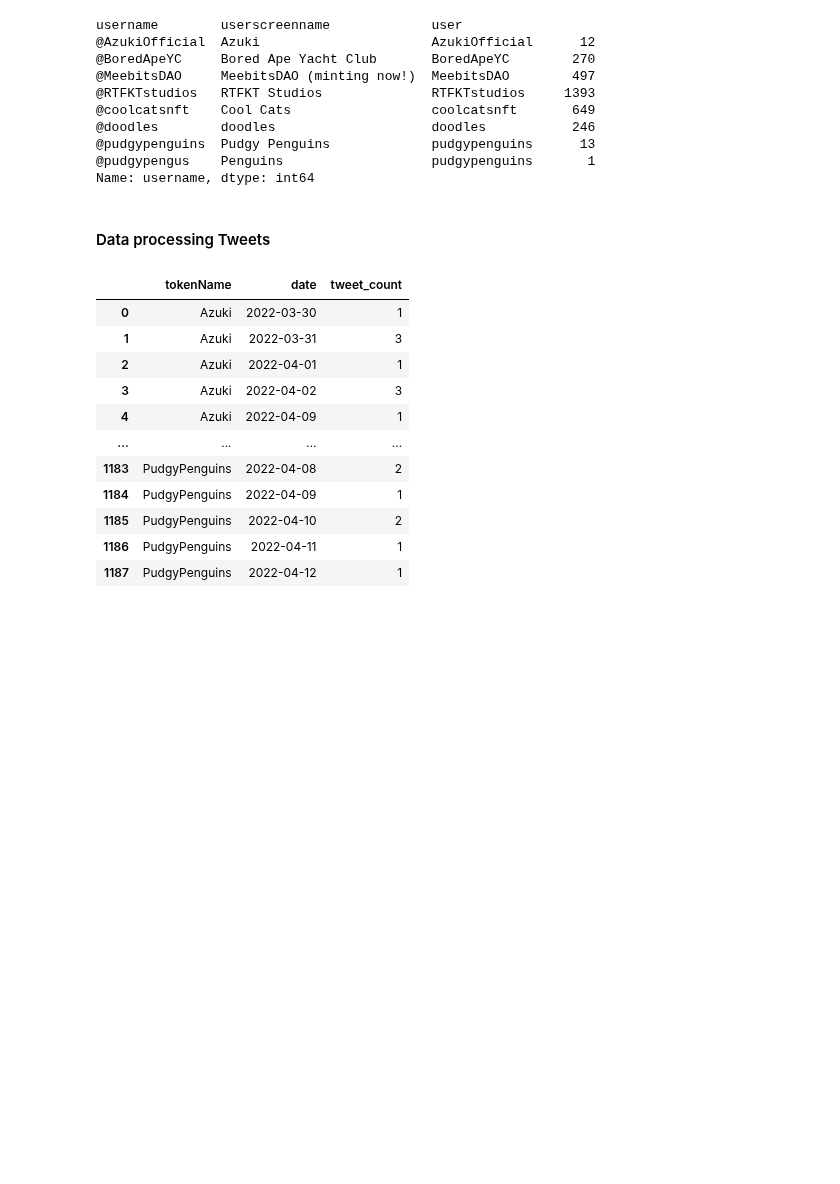
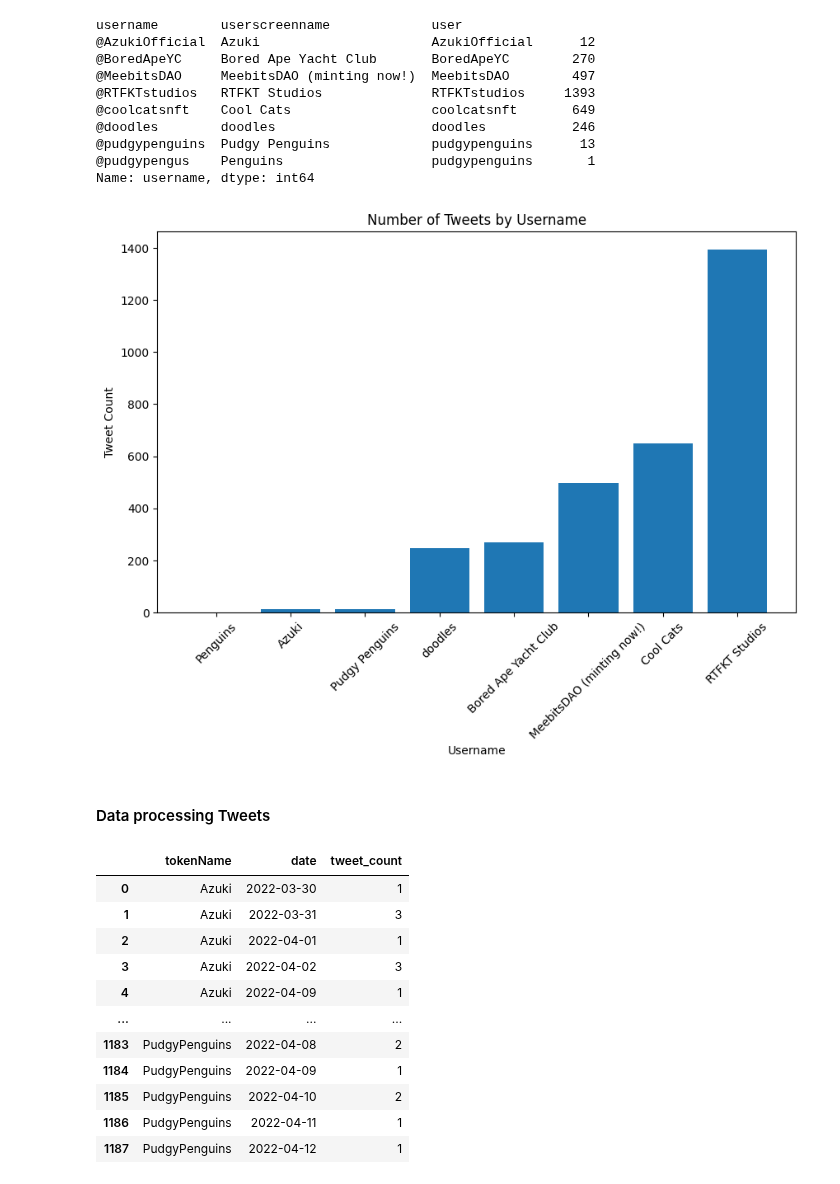
Before and after one commit to slavyolov/Algorithms, a Jupyter notebook: NFT_SU.ipynb, the cells around one changed output. Saved outputs shown, nothing was run; the diff lists cells and outputs as text; code cells hidden in the pictures; blank space fills up the shorter version.

```diff
--- a/NFT_SU.ipynb
+++ b/NFT_SU.ipynb
@@ -75,6 +75,35 @@ username        userscreenname             user
 @pudgypenguins  Pudgy Penguins             pudgypenguins      13
 @pudgypengus    Penguins                   pudgypenguins       1
 Name: username, dtype: int64
+# %%
+import pandas as pd
+import matplotlib.pyplot as plt
+
+# Assuming you have the tweets_df dataframe and want to count the tweets
+tweets_p = tweets_df.groupby(["userscreenname"])["user"].count()
+tweets_p = tweets_p.reset_index()
+tweets_p.columns = ["tokenName", "count"]
+tweets_p = tweets_p.sort_values("count")
+
+# Create a bar plot
+import matplotlib.pyplot as plt
+
+# Assuming you have the tweets_p dataframe with "tokenName" and "count" columns
+plt.figure(figsize=(10, 6))
+plt.bar(tweets_p["tokenName"], tweets_p["count"])
+
+# Add labels and title to the plot
+plt.xlabel("Username")
+plt.ylabel("Tweet Count")
+plt.title("Number of Tweets by Username")
+
+# Rotate x-axis labels for better readability if needed
+plt.xticks(rotation=45)
+
+# Display the plot
+plt.show()
+# %% [output]
+[figure, added]
 # %% [markdown]
 #### Data processing Tweets
 # %%
```
Also changed, not shown: parts of 36 cells of this notebook.
